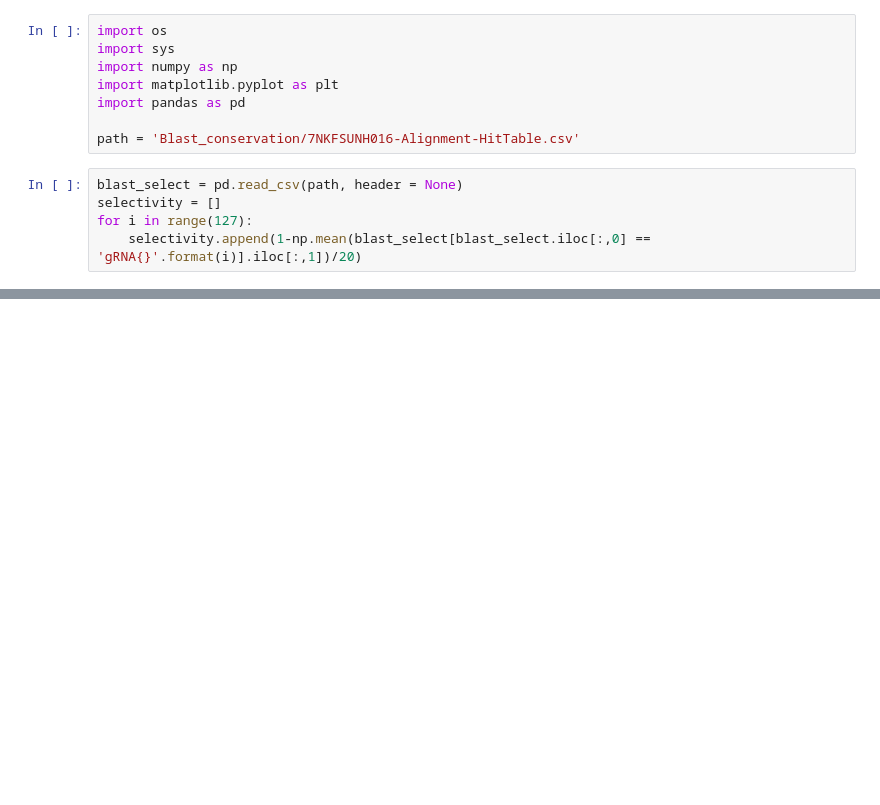
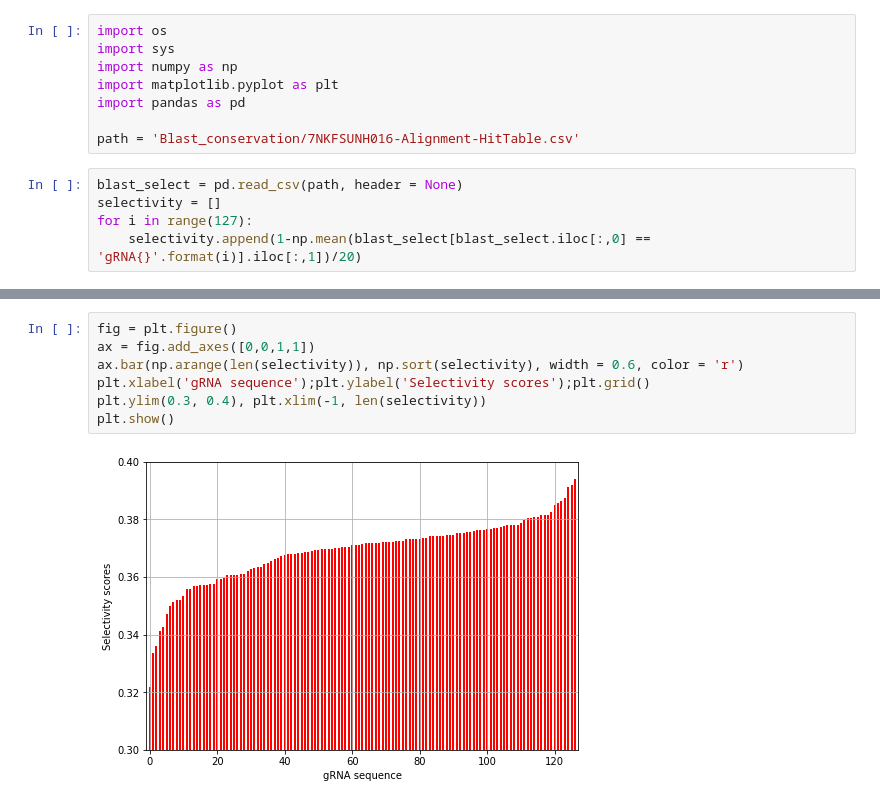
Before and after one commit to brendanhuo/IIB_project, a Jupyter notebook: Selectivity_analysis.ipynb, the cells around one changed output, grey strips where cells are left out. Drawn from its saved outputs; the diff is of its cells as text; blank space fills up the shorter version.

```diff
--- a/Selectivity_analysis.ipynb
+++ b/Selectivity_analysis.ipynb
@@ -23,0 +24,9 @@ plt.show()
+# %%
+fig = plt.figure()
+ax = fig.add_axes([0,0,1,1])
+ax.bar(np.arange(len(selectivity)), np.sort(selectivity), width = 0.6, color = 'r')
+plt.xlabel('gRNA sequence');plt.ylabel('Selectivity scores');plt.grid()
+plt.ylim(0.3, 0.4), plt.xlim(-1, len(selectivity))
+plt.show()
+# %% [output]
+[figure, added]
```
Also changed, not shown: parts of 1 cell of this notebook, 2 other files.
